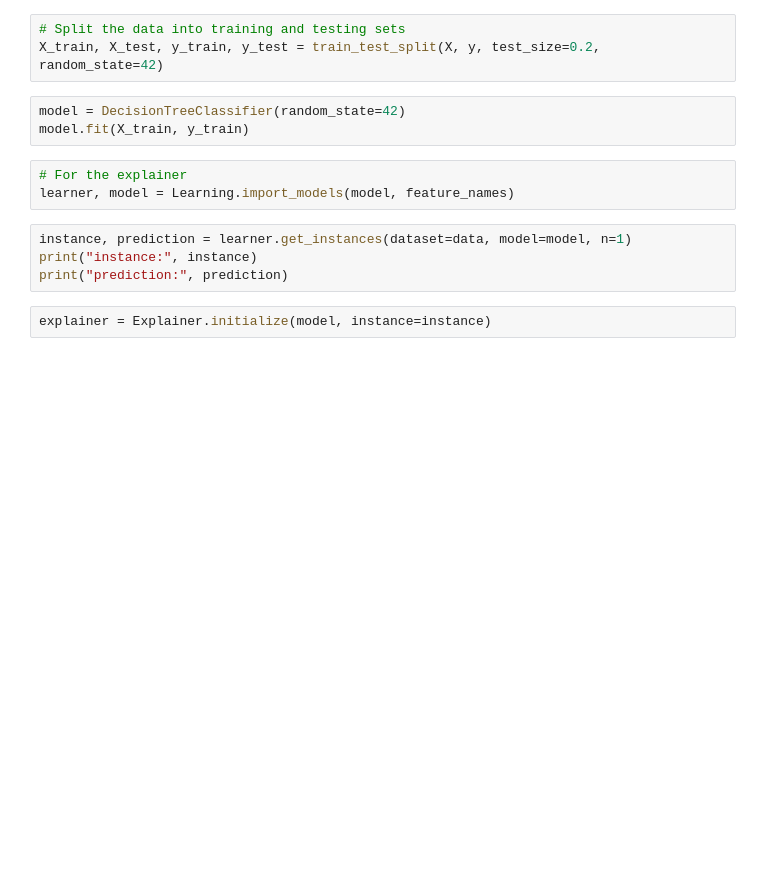
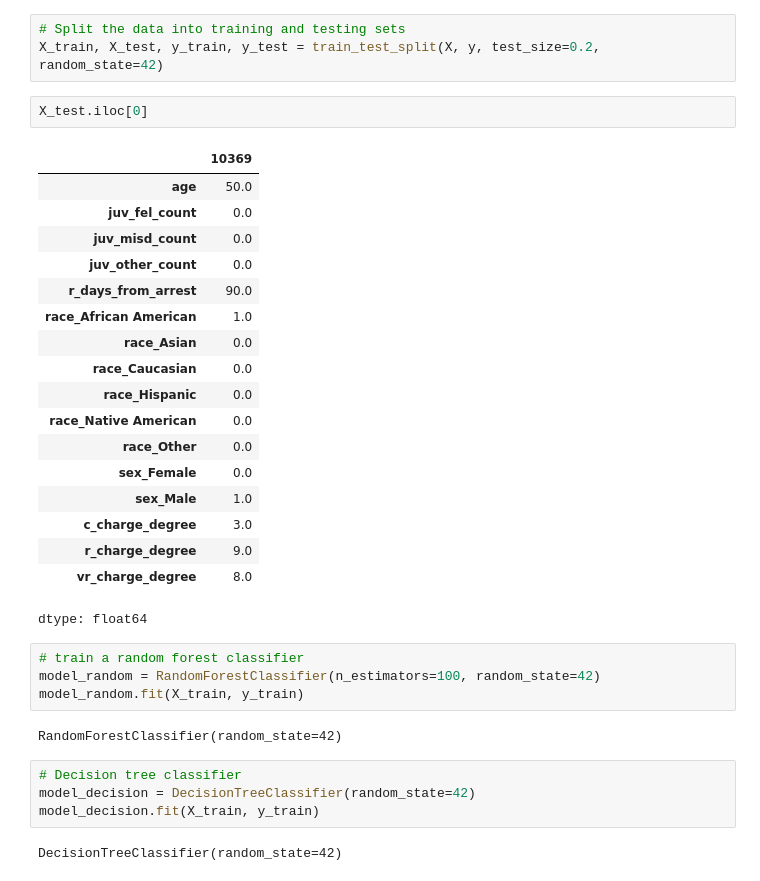
Before and after one commit to aaaaankit/AI_Decoded, a Jupyter notebook: pyxai.ipynb, the cells around one changed output. Drawn from its saved outputs; the diff is of its cells as text; blank space fills up the shorter version.

```diff
--- a/pyxai.ipynb
+++ b/pyxai.ipynb
@@ -26,15 +55,36 @@ y = data['target'] # target
 # %%
 # Split the data into training and testing sets
 X_train, X_test, y_train, y_test = train_test_split(X, y, test_size=0.2, random_state=42)
+# %%
+X_test.iloc[0]
+# %% [output]
+|  | 10369 |
+| age | 50.0 |
+| juv_fel_count | 0.0 |
+| juv_misd_count | 0.0 |
+| juv_other_count | 0.0 |
+| r_days_from_arrest | 90.0 |
+| race_African American | 1.0 |
+| race_Asian | 0.0 |
+| race_Caucasian | 0.0 |
+| race_Hispanic | 0.0 |
+| race_Native American | 0.0 |
+| race_Other | 0.0 |
+| sex_Female | 0.0 |
+| sex_Male | 1.0 |
+| c_charge_degree | 3.0 |
+| r_charge_degree | 9.0 |
+| vr_charge_degree | 8.0 |
+dtype: float64
+# %%
+# train a random forest classifier
+model_random = RandomForestClassifier(n_estimators=100, random_state=42)
+model_random.fit(X_train, y_train)
+# %% [output]
+RandomForestClassifier(random_state=42)
 # %%
-model = DecisionTreeClassifier(random_state=42)
-model.fit(X_train, y_train)
+# Decision tree classifier
+model_decision = DecisionTreeClassifier(random_state=42)
+model_decision.fit(X_train, y_train)
+# %% [output]
+DecisionTreeClassifier(random_state=42)
-# %%
-# For the explainer
-learner, model = Learning.import_models(model, feature_names)
-# %%
-instance, prediction = learner.get_instances(dataset=data, model=model, n=1)
-print("instance:", instance)
-print("prediction:", prediction)
-# %%
-explainer = Explainer.initialize(model, instance=instance)
```
Also changed, not shown: parts of 9 cells of this notebook.
